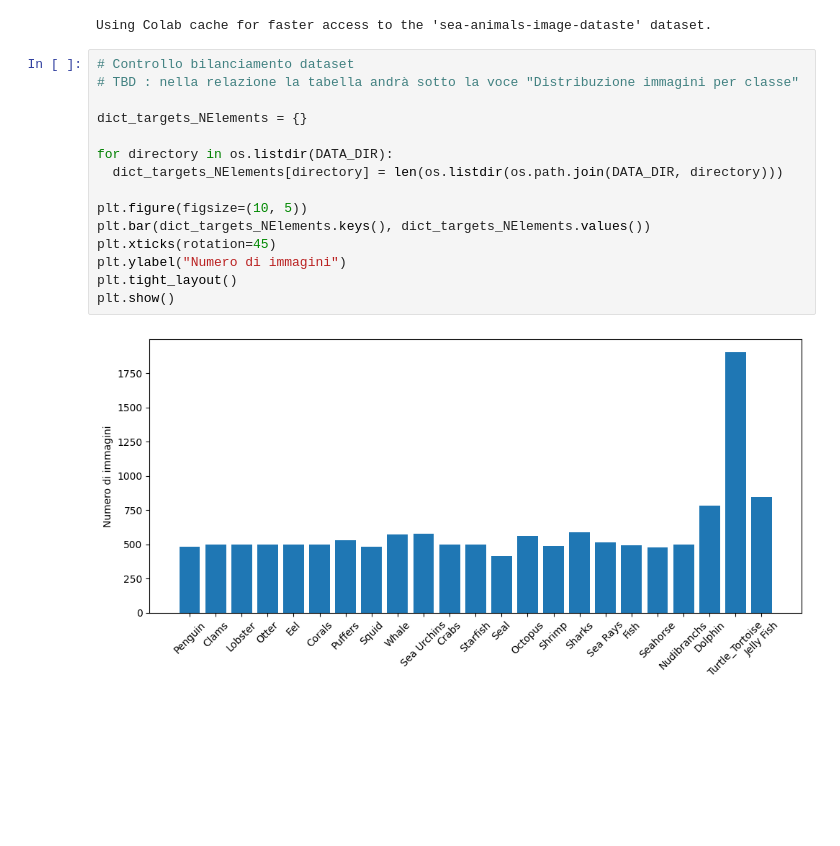
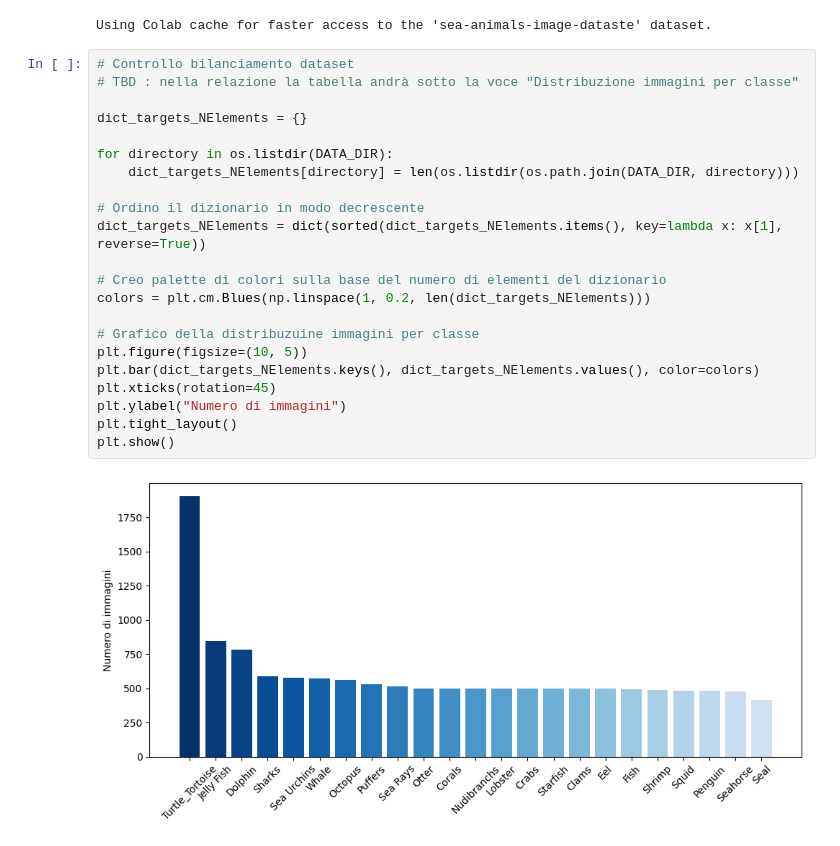
Before and after one commit to Elsacred02/Progetto_AML_2025_2026, a Jupyter notebook: Codice_progetto_AML_2025_2026.ipynb, the cells around one changed output. Drawn from its saved outputs; the diff is of its cells as text; blank space fills up the shorter version.

Commit message:
Modificato diagramma

```diff
--- a/Codice_progetto_AML_2025_2026.ipynb
+++ b/Codice_progetto_AML_2025_2026.ipynb
@@ -20,17 +20,24 @@ Using Colab cache for faster access to the 'sea-animals-image-dataste' dataset.
 # %%
 # Controllo bilanciamento dataset
 # TBD : nella relazione la tabella andrà sotto la voce "Distribuzione immagini per classe"
 
 dict_targets_NElements = {}
 
 for directory in os.listdir(DATA_DIR):
-  dict_targets_NElements[directory] = len(os.listdir(os.path.join(DATA_DIR, directory)))
+    dict_targets_NElements[directory] = len(os.listdir(os.path.join(DATA_DIR, directory)))
 
+# Ordino il dizionario in modo decrescente
+dict_targets_NElements = dict(sorted(dict_targets_NElements.items(), key=lambda x: x[1], reverse=True))
+
+# Creo palette di colori sulla base del numero di elementi del dizionario
+colors = plt.cm.Blues(np.linspace(1, 0.2, len(dict_targets_NElements)))
+
+# Grafico della distribuzuine immagini per classe
 plt.figure(figsize=(10, 5))
-plt.bar(dict_targets_NElements.keys(), dict_targets_NElements.values())
+plt.bar(dict_targets_NElements.keys(), dict_targets_NElements.values(), color=colors)
 plt.xticks(rotation=45)
 plt.ylabel("Numero di immagini")
 plt.tight_layout()
 plt.show()
 # %% [output]
-[figure, old version]
+[figure, new version]
```
